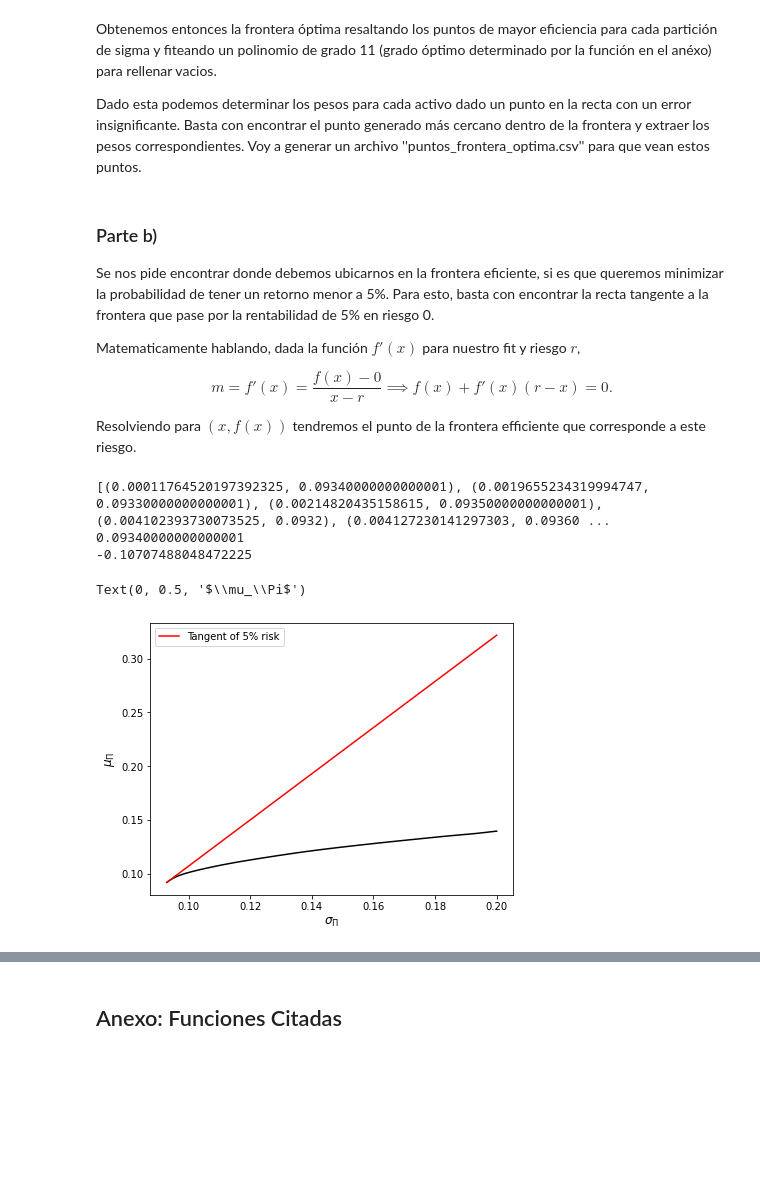
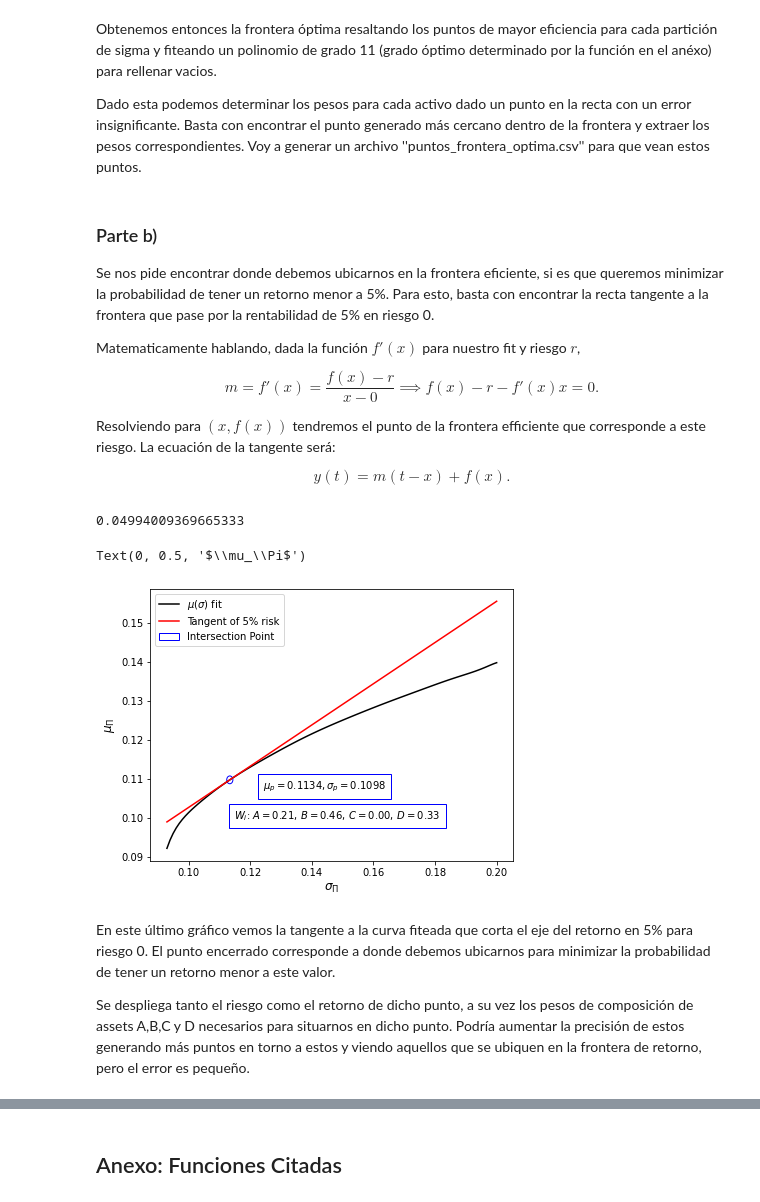
Before and after one commit to eitandv/Finanzas-Cuantitativas-Fisicos, a Jupyter notebook: Tarea 5/Proyecto_T5.ipynb, the cells around one changed output, grey strips where cells are left out. Saved outputs shown, nothing was run; the diff lists cells and outputs as text; code cells hidden in the pictures; blank space fills up the shorter version.

```diff
--- a/Tarea 5/Proyecto_T5.ipynb
+++ b/Tarea 5/Proyecto_T5.ipynb
@@ -59,13 +55,13 @@ Debemos generar todos los pesos posibles sujetos a la restricción $\sum_i W_i=1
 # t = 1 min para 0.01 puntos x peso
 def all_possible_w_combs(assets):
     assets = [a for a in assets]
-    ws = np.arange(0,1.01,0.01)
+    ws = np.arange(0,1.001,0.001)
     # Lord forgive me...
     return [{assets[0]:w1,assets[1]:w2,assets[2]:w3,assets[3]:w4} for w1 in ws for w2 in ws for w3 in ws for w4 in ws if w1+w2+w3+w4==1]
 
 all_w_combs = all_possible_w_combs(assets)
 # %%
-# Calculamos mus y sigmas para estos pesos (t = 10 seg approx):
+# Calculamos mus y sigmas para estos pesos (t = 40 seg approx):
 mu_sigs_w = [(mu_pi(assets,assets_data,ws),sigma_pi(assets,assets_data,ws),[w for w in ws.values()]) for ws in all_w_combs]
 
 mus = [mu[0] for mu in mu_sigs_w]
@@ -74,7 +70,12 @@ sigs = [sig[1] for sig in mu_sigs_w]
 # encontramos el mayor mu para cada sigma generado
 def best_mu_for_sig(mu_sigs_w):
     best = {}
+    i = 0
+    len_mu_sigs = len(mu_sigs_w)
     for d in mu_sigs_w:
+       i += 1
+       clear_output(wait=True)
+       print('Progress: {}%'.format(100*i/len_mu_sigs))
        if not best:
           best[d[1]] = (d[0],d[2])
           continue
@@ -133,39 +134,59 @@ Se nos pide encontrar donde debemos ubicarnos en la frontera eficiente, si es qu
 
 Matematicamente hablando, dada la función $f'(x)$ para nuestro fit y riesgo $r$,
 
-$$ m = f'(x) = \frac{f(x)-0}{x-r} \implies f(x)+f'(x)(r-x)=0 .$$
+$$ m = f'(x) = \frac{f(x)-r}{x-0} \implies f(x)-r-f'(x)x=0 .$$
 
-Resolviendo para $(x, f(x))$ tendremos el punto de la frontera efficiente que corresponde a este riesgo.
+Resolviendo para $(x, f(x))$ tendremos el punto de la frontera efficiente que corresponde a este riesgo. La ecuación de la tangente será:
+
+$$ y(t) = m(t-x)+f(x).$$
 # %%
+# Encuentra el punto más cercano en la frontera a cualquier punto y sus pesos correspondientes
+def frontier_ws(point, frontier=best_points):
+    norms = [(np.linalg.norm(np.array([b[0],b[1]])-np.array(point)),b[2]) for b in frontier]
+    norms = sorted(norms)
+    return norms[0][1]
+
+# Encuentra valores de pendiente y displacement para la tangente dada una renta
 def tangent_vals(rent=0.05):
     xs = np.arange(0.093,0.2,0.0001)
-    ys = sorted([(np.abs(derivative_fit_mu(tr)*(rent-tr)+fit_mu(tr)),tr) for tr in xs])
-    print(ys)
+    ys = sorted([(np.abs(derivative_fit_mu(tr)*tr-fit_mu(tr)+rent),tr) for tr in xs])
     t1 = ys[0][1]
-    print(t1)
     return (derivative_fit_mu(t1), t1)
 
+# Ecuación de la tangente usando los valores anteriores
 def tangent(t, m, t1):
     return m*(t-t1)+fit_mu(t1)
 
 m,t1 = tangent_vals(rent=0.05)
 print(tangent(0, m, t1))
 # %% [output]
-[(0.00011764520197392325, 0.09340000000000001), (0.0019655234319994747, 0.09330000000000001), (0.00214820435158615, 0.09350000000000001), (0.004102393730073525, 0.0932), (0.004127230141297303, 0.09360 ...
-0.09340000000000001
--0.10707488048472225
+0.04994009369665333
 # %%
 fig, ax = plt.subplots(figsize=(6.5,5))
 handles, labels = ax.get_legend_handles_labels()
 ax.legend(handles, labels)
 
 ax_fit, = ax.plot(np.arange(0.093,0.2,0.001), [fit_mu(s) for s in np.arange(0.093,0.2,0.001)], color='black', label=r'$\mu(\sigma)$ fit')
-ax_fit, = ax.plot(np.arange(0.093,0.2,0.001), [tangent(s, m, t1) for s in np.arange(0.093,0.2,0.001)], color='red', label=r'Tangent of 5% risk')
+ax_tan, = ax.plot(np.arange(0.093,0.2,0.001), [tangent(s, m, t1) for s in np.arange(0.093,0.2,0.001)], color='red', label=r'Tangent of 5% risk')
 
+circ = plt.Circle((t1, fit_mu(t1)), 0.001, color='b', fill=False, label='Intersection Point')
+ax.add_patch(circ)
 
-ax.legend(handles=[ax_fit], prop={'size': 10})
+ax.annotate(r"$\mu_p={:.4f}, \sigma_p={:.4f}$".format(t1,fit_mu(t1)), xy=(.65,.3),
+            xycoords="figure fraction", textcoords="axes fraction",
+            bbox={'facecolor':'w','pad':5,'edgecolor':'blue'}, ha="right", va="top")
+w1,w2,w3,w4 = frontier_ws([t1,fit_mu(t1)])
+ax.annotate(r"$W_i$: $A={:.2f},\, B={:.2f},\, C={:.2f},\, D={:.2f}$".format(w1,w2,w3,w4), xy=(.8,.19),
+            xycoords="figure fraction", textcoords="axes fraction",
+            bbox={'facecolor':'w','pad':5,'edgecolor':'blue'}, ha="right", va="top")
+
+ax.legend(handles=[ax_fit, ax_tan, circ], prop={'size': 10})
 ax.set_xlabel(r'$\sigma_\Pi$', size=12)
 ax.set_ylabel(r'$\mu_\Pi$', size=12)
 # %% [output]
 Text(0, 0.5, '$\\mu_\\Pi$')
-[figure, old version]
+[figure, new version]
+# %% [markdown]
+En este último gráfico vemos la tangente a la curva fiteada que corta el eje del retorno en 5% para riesgo 0. El punto encerrado corresponde a donde debemos ubicarnos para minimizar la probabilidad de tener un retorno menor a este valor.
+
+Se despliega tanto el riesgo como el retorno de dicho punto, a su vez los pesos de composición de assets A,B,C y D necesarios para situarnos en dicho punto. Podría aumentar la precisión de estos generando más puntos en torno a estos y viendo aquellos que se ubiquen en la frontera de retorno, pero el error es pequeño.
```
Also changed, not shown: parts of 3 cells of this notebook.
